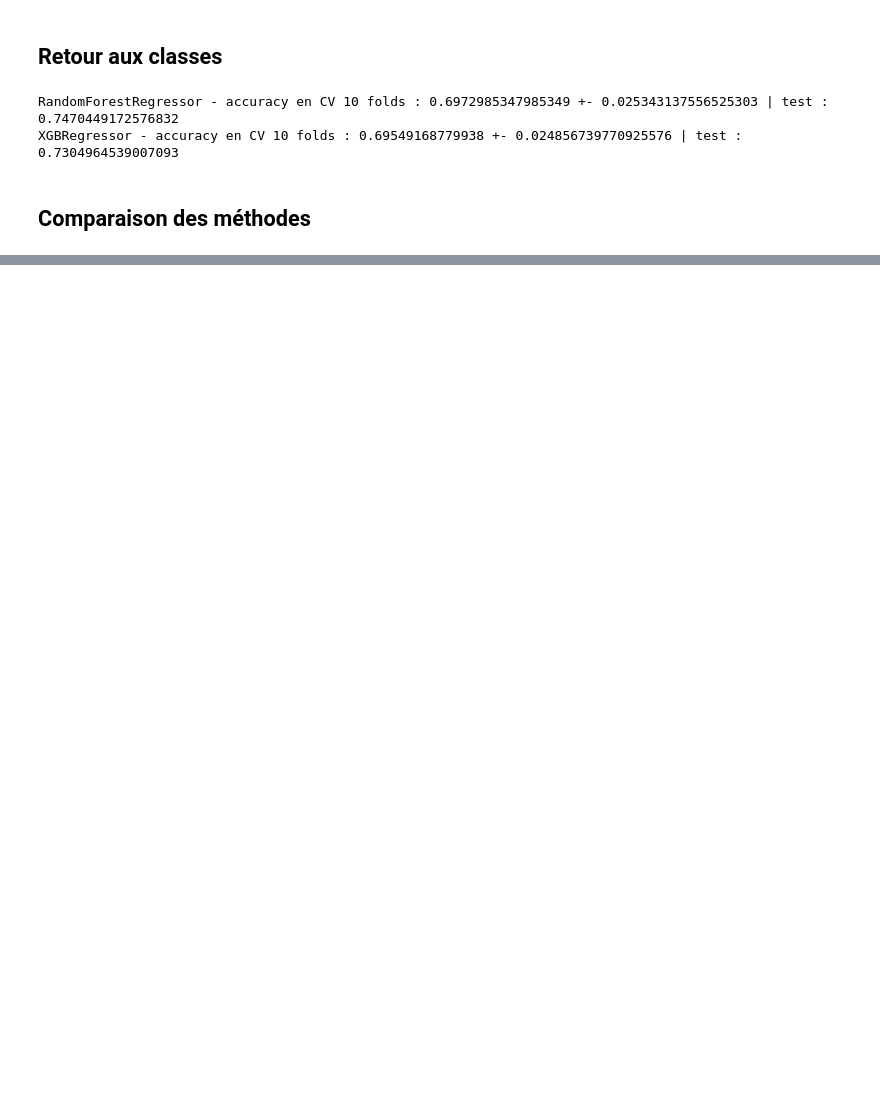
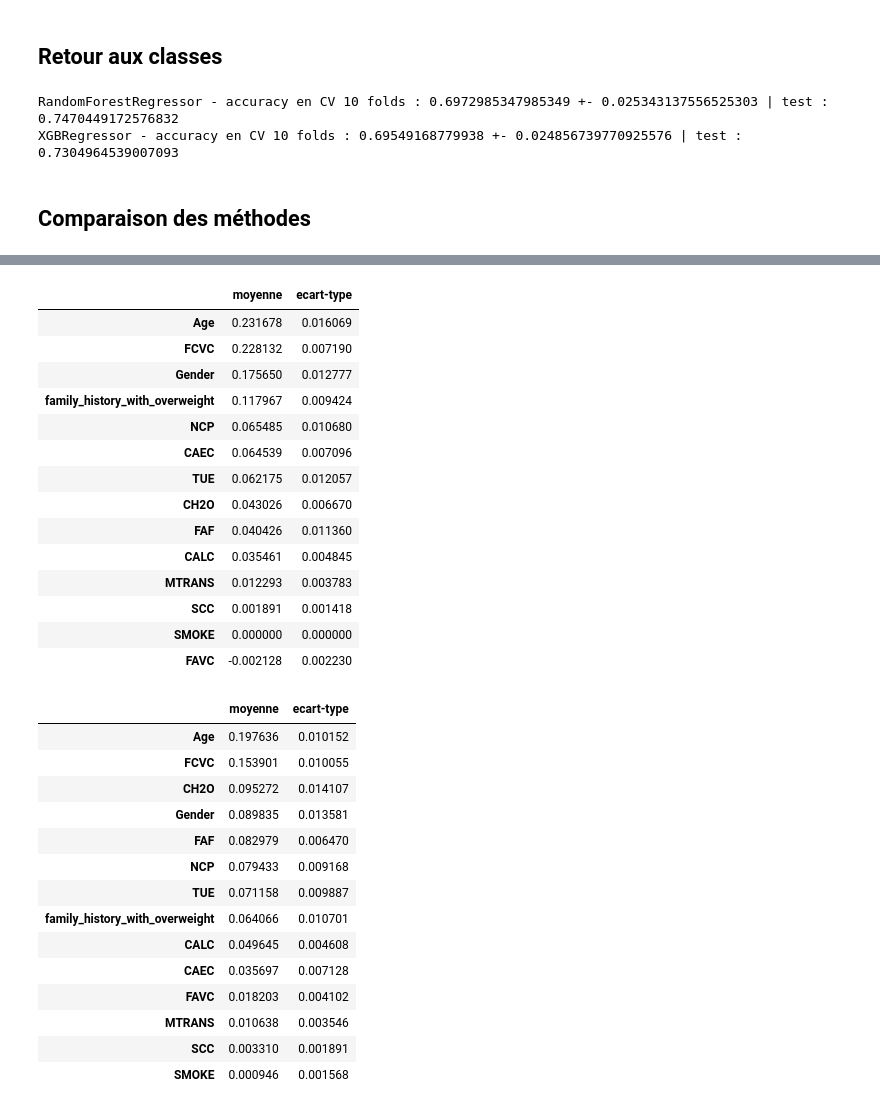
Before and after one commit to Lduvignacq/Estimation-of-obesity-levels-based-on-eating-habits, a Jupyter notebook: standard_benchmark.ipynb, the cells around one changed output, grey strips where cells are left out. Cells and saved outputs as stored; diff of their text form; code cells hidden in the pictures; blank space fills up the shorter version.

```diff
--- a/standard_benchmark.ipynb
+++ b/standard_benchmark.ipynb
@@ -438,9 +422,3 @@ print(classification_report(y_te, y_pred))
     accuracy                           0.77       423
    macro avg       0.77      0.76      0.76       423
 weighted avg       0.77      0.77      0.76       423
-# %%
-grid = GridSearchCV(SVC(kernel='rbf'), {'C': [0.1, 1,5, 10,15, 100], 'gamma': ['scale', 0.01, 0.1,1]}, cv=5)
-grid.fit(tr_data2, y_tr)
-print(grid.best_params_)
-best = grid.best_estimator_
-print(accuracy_score(y_te, best.predict(te_data2)))
@@ -457,0 +439,17 @@ one-hot 0.725 +- 0.031
+# %%
+## Optimisation des hyperparamètres du SVM (même protocole que la random forest et XGBoost)
+param_test_svc = {
+ 'C': loguniform(0.1, 1000),
+ 'gamma': loguniform(1e-3, 1)
+}
+svc_models = {}
+for nom, Xtr, Xte in [("SVC (ordinal)", tr_data, te_data), ("SVC (one-hot)", tr_data2, te_data2)]:
+    randomized_search_svc = RandomizedSearchCV(estimator=SVC(kernel='rbf'), param_distributions=param_test_svc, n_iter=n_iter_search, cv=folds_search, scoring='accuracy', n_jobs=-1, random_state=42)
+    randomized_search_svc.fit(Xtr, y_tr.cat.codes)
+    svc_models[nom] = randomized_search_svc.best_estimator_   # réentraîné sur tout le train
+    cv_scores[nom] = cross_val_score(svc_models[nom], Xtr, y_tr.cat.codes, cv=folds_eval, scoring='accuracy')
+    test_scores[nom] = accuracy_score(y_te.cat.codes, svc_models[nom].predict(Xte))
+    print(nom, randomized_search_svc.best_params_, "| score de la recherche :", round(randomized_search_svc.best_score_, 4))
+    print("Accuracy en CV 10 folds :", cv_scores[nom].mean(), "+-", cv_scores[nom].std())
+    print("Accuracy sur le test :", test_scores[nom])
+svc_oh = svc_models["SVC (one-hot)"]   # modèle retenu pour la suite (one-hot)
@@ -471,4 +475,6 @@ Let's study parameter importance on the regular dataset.
 # %%
 from sklearn.inspection import permutation_importance
-r = permutation_importance(best1, te_data, y_te, n_repeats=10, random_state=42)
-pd.Series(r.importances_mean, index=te_data.columns).sort_values(ascending=False)
+svc_ord = svc_models["SVC (ordinal)"]
+r = permutation_importance(svc_ord, te_data, y_te.cat.codes, scoring='accuracy', n_repeats=10, random_state=42)
+perm_svm = pd.DataFrame({"moyenne": r.importances_mean, "ecart-type": r.importances_std}, index=te_data.columns).sort_values("moyenne", ascending=False)
+perm_svm
@@ -970,0 +983,43 @@ XGBRegressor - accuracy en CV 10 folds : 0.69549168779938 +- 0.02485673977092557
+# %%
+## Importance par permutation pour la random forest et XGBoost : même méthode que pour le SVM et le MLP (jeu de test ordinal, accuracy, 10 tirages)
+from IPython.display import display
+
+def perm_table(model):
+    r = permutation_importance(model, te_data, y_te.cat.codes, scoring='accuracy', n_repeats=10, random_state=42)
+    return pd.DataFrame({"moyenne": r.importances_mean, "ecart-type": r.importances_std}, index=te_data.columns).sort_values("moyenne", ascending=False)
+
+perm_rf = perm_table(rf)            # random forest optimisée
+perm_xgb = perm_table(xgb_clf)      # XGBoost optimisé
+display(perm_rf)
+display(perm_xgb)
+# %% [output]
+|  | moyenne | ecart-type |
+| Age | 0.231678 | 0.016069 |
+| FCVC | 0.228132 | 0.007190 |
+| Gender | 0.175650 | 0.012777 |
+| family_history_with_overweight | 0.117967 | 0.009424 |
+| NCP | 0.065485 | 0.010680 |
+| CAEC | 0.064539 | 0.007096 |
+| TUE | 0.062175 | 0.012057 |
+| CH2O | 0.043026 | 0.006670 |
+| FAF | 0.040426 | 0.011360 |
+| CALC | 0.035461 | 0.004845 |
+| MTRANS | 0.012293 | 0.003783 |
+| SCC | 0.001891 | 0.001418 |
+| SMOKE | 0.000000 | 0.000000 |
+| FAVC | -0.002128 | 0.002230 |
+|  | moyenne | ecart-type |
+| Age | 0.197636 | 0.010152 |
+| FCVC | 0.153901 | 0.010055 |
+| CH2O | 0.095272 | 0.014107 |
+| Gender | 0.089835 | 0.013581 |
+| FAF | 0.082979 | 0.006470 |
+| NCP | 0.079433 | 0.009168 |
+| TUE | 0.071158 | 0.009887 |
+| family_history_with_overweight | 0.064066 | 0.010701 |
+| CALC | 0.049645 | 0.004608 |
+| CAEC | 0.035697 | 0.007128 |
+| FAVC | 0.018203 | 0.004102 |
+| MTRANS | 0.010638 | 0.003546 |
+| SCC | 0.003310 | 0.001891 |
+| SMOKE | 0.000946 | 0.001568 |
```
Also changed, not shown: parts of 33 cells of this notebook.
